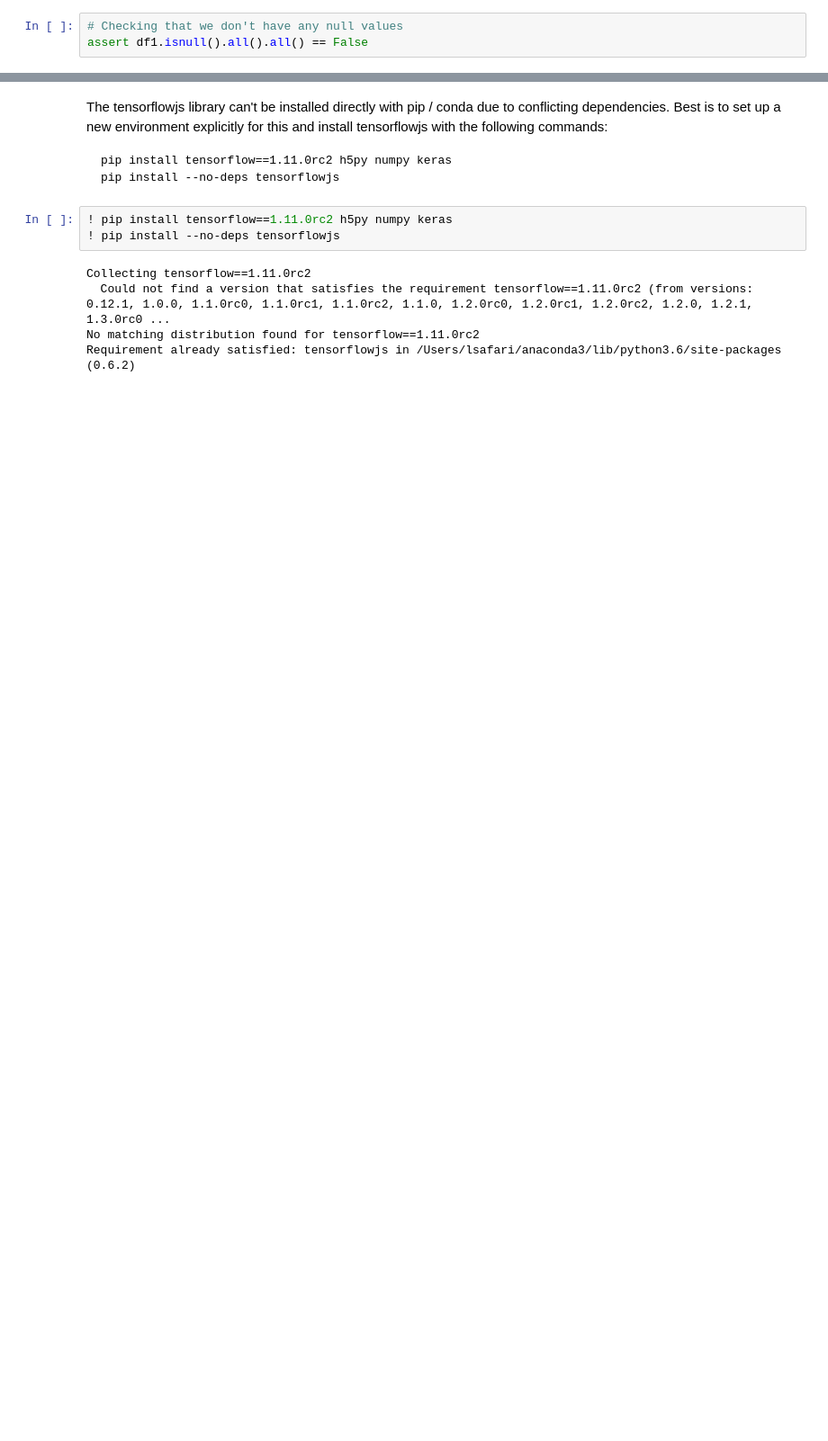
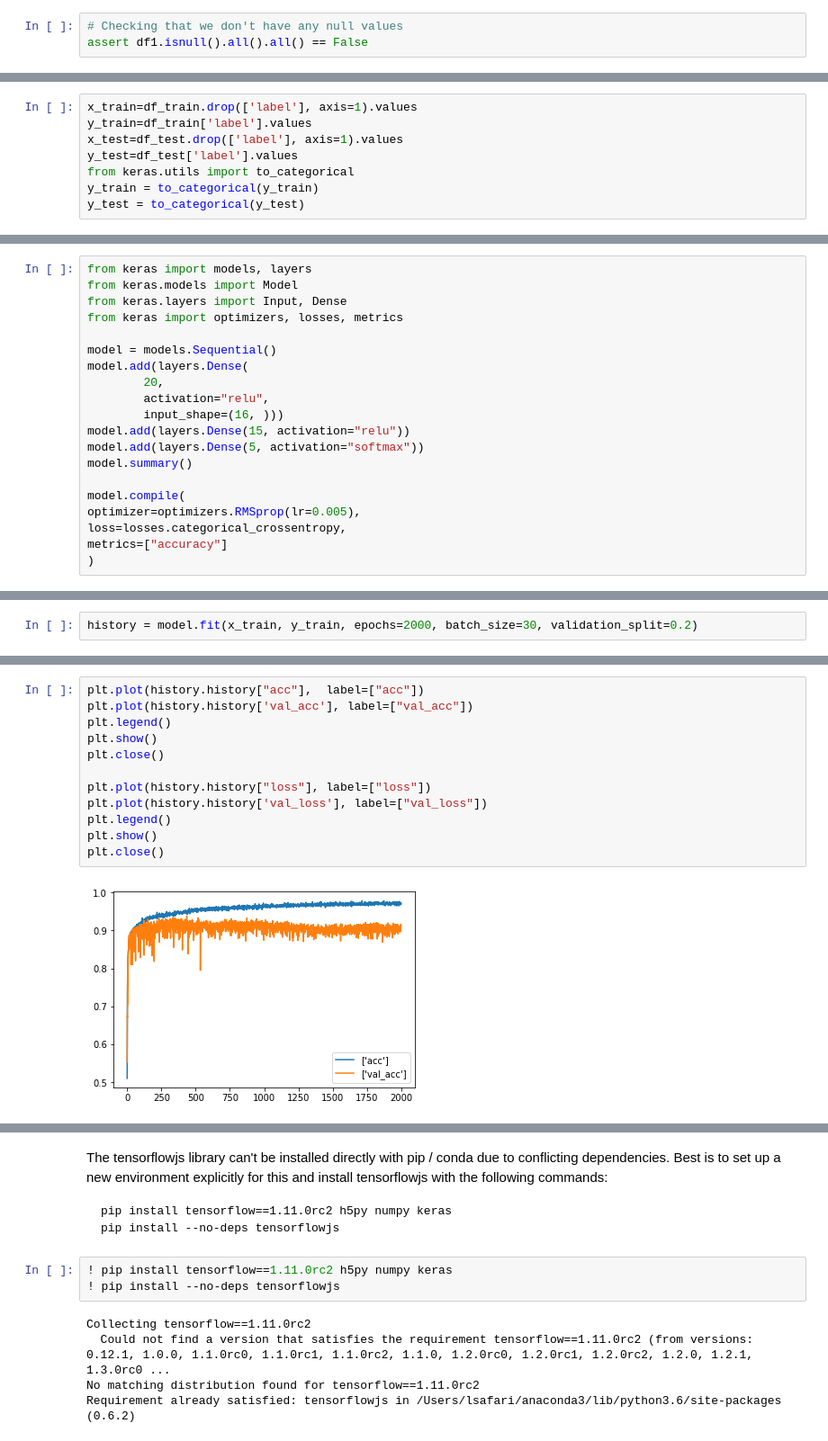
Before and after one commit to chriswegmann/drone_steering, a Jupyter notebook: models/drone_pos_model-nonpipeline.ipynb, the cells around one changed output, grey strips where cells are left out. Shown at 90% size. Cells and saved outputs as stored; diff of their text form; blank space fills up the shorter version.

Commit message:
Cleaned up the last pos model

```diff
--- a/models/drone_pos_model-nonpipeline.ipynb
+++ b/models/drone_pos_model-nonpipeline.ipynb
@@ -334,0 +129,8 @@ array([0., 0., 0., 0., 1.], dtype=float32)
+# %%
+x_train=df_train.drop(['label'], axis=1).values
+y_train=df_train['label'].values
+x_test=df_test.drop(['label'], axis=1).values
+y_test=df_test['label'].values
+from keras.utils import to_categorical
+y_train = to_categorical(y_train)
+y_test = to_categorical(y_test)
@@ -334,0 +150,20 @@ array([0., 0., 0., 0., 1.], dtype=float32)
+# %%
+from keras import models, layers
+from keras.models import Model
+from keras.layers import Input, Dense
+from keras import optimizers, losses, metrics
+
+model = models.Sequential()
+model.add(layers.Dense(
+        20,
+        activation="relu",
+        input_shape=(16, )))
+model.add(layers.Dense(15, activation="relu"))
+model.add(layers.Dense(5, activation="softmax"))
+model.summary()
+
+model.compile(
+optimizer=optimizers.RMSprop(lr=0.005),
+loss=losses.categorical_crossentropy,
+metrics=["accuracy"]
+)
@@ -334,0 +186,2 @@ array([0., 0., 0., 0., 1.], dtype=float32)
+# %%
+history = model.fit(x_train, y_train, epochs=2000, batch_size=30, validation_split=0.2)
@@ -334,0 +206,14 @@ array([0., 0., 0., 0., 1.], dtype=float32)
+# %%
+plt.plot(history.history["acc"],  label=["acc"])
+plt.plot(history.history['val_acc'], label=["val_acc"])
+plt.legend()
+plt.show()
+plt.close()
+
+plt.plot(history.history["loss"], label=["loss"])
+plt.plot(history.history['val_loss'], label=["val_loss"])
+plt.legend()
+plt.show()
+plt.close()
+# %% [output]
+[figure, added]
```
Also changed, not shown: parts of 69 cells of this notebook, 4 other files.
